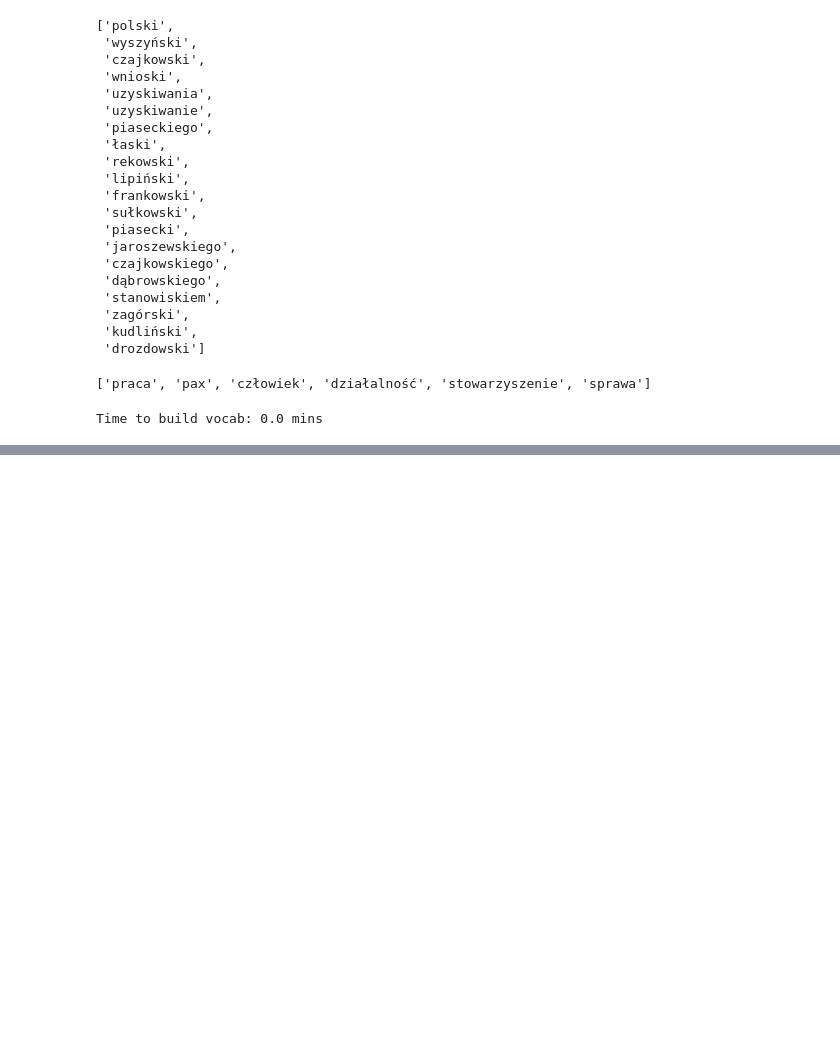
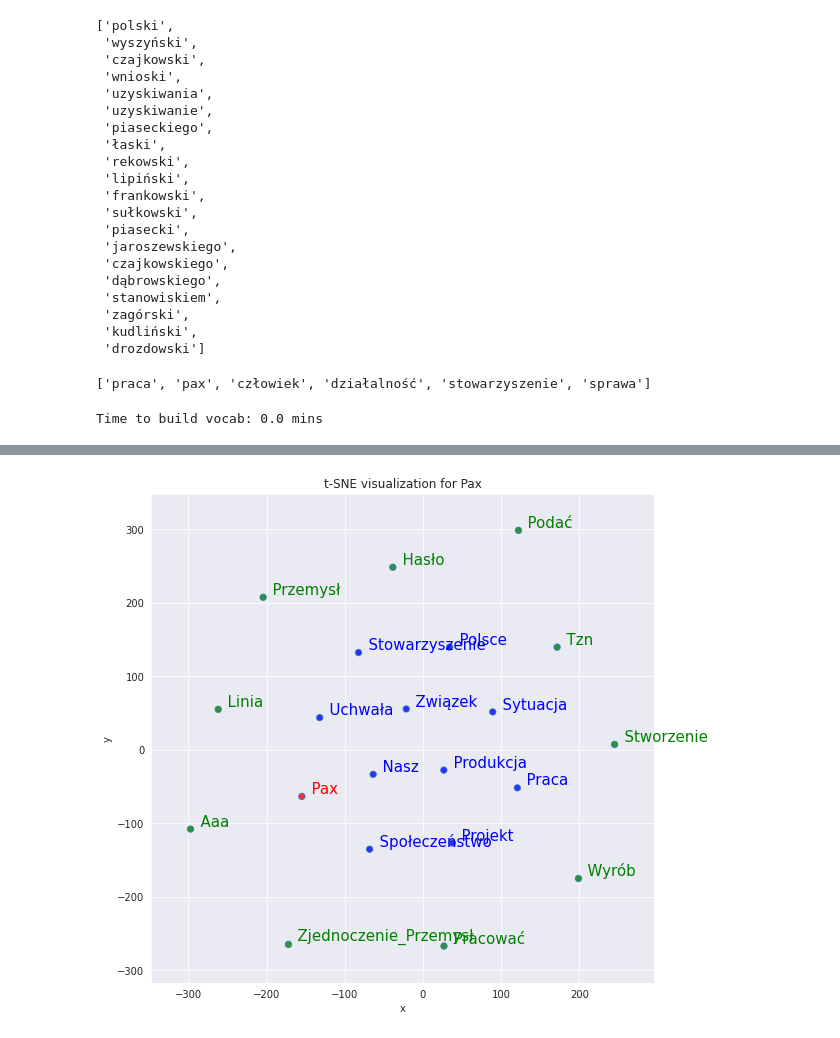
Before and after one commit to KacperGrodecki/image_proccessing, a Jupyter notebook: kuba_img_text_reading_found_words_analyzing_enchant.ipynb, the cells around one changed output, grey strips where cells are left out. Cells and saved outputs as stored; diff of their text form; code cells hidden in the pictures; blank space fills up the shorter version.

```diff
--- a/kuba_img_text_reading_found_words_analyzing_enchant.ipynb
+++ b/kuba_img_text_reading_found_words_analyzing_enchant.ipynb
@@ -489,0 +488,4 @@ tsnescatterplot(w2v_model, 'kościół', ['praca', 'działalność', 'człowiek'
+# %%
+tsnescatterplot(w2v_model, 'pax', [i[0] for i in w2v_model.wv.most_similar(negative=["kościół"])])
+# %% [output]
+[figure, added]
```
Also changed, not shown: parts of 16 cells of this notebook.
